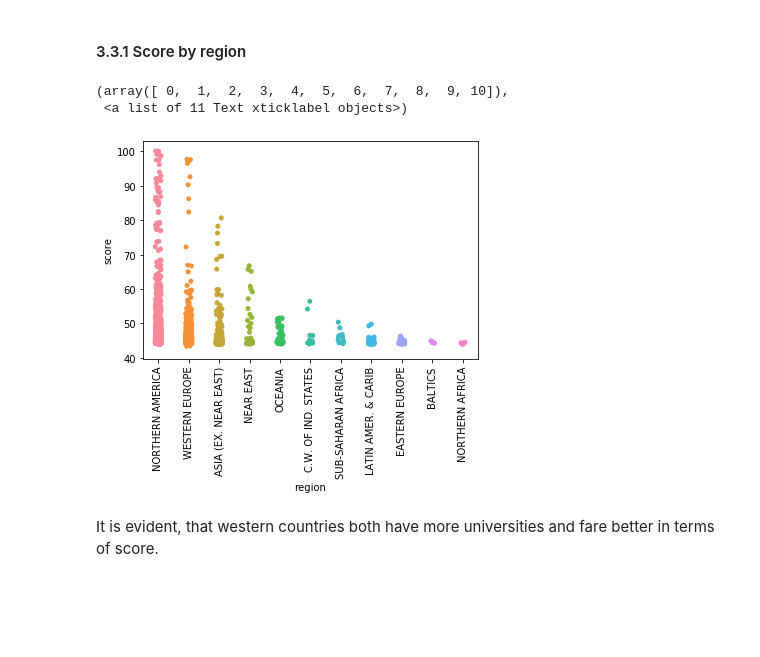
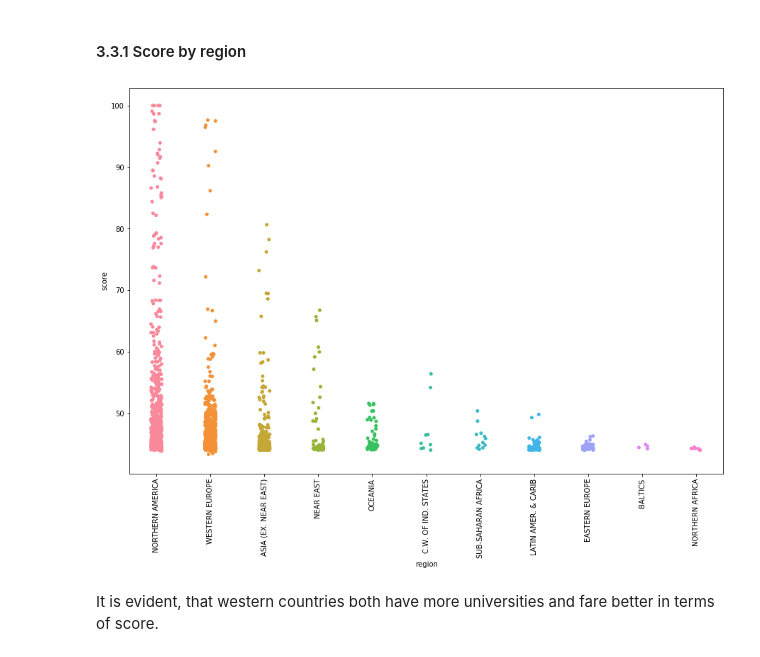
Before and after one commit to AjayvirS/uni-ranking, a Jupyter notebook: EX3_final.ipynb, the cells around one changed output. Cells and saved outputs as stored; diff of their text form; code cells hidden in the pictures; blank space fills up the shorter version.

```diff
--- a/EX3_final.ipynb
+++ b/EX3_final.ipynb
@@ -691,12 +692,14 @@ In this part of the work, we would like to find out how regional properties of t
 # %% [markdown]
 #### 3.3.1 Score by region
 # %%
-sb.stripplot(x="region", y="score", data=cwur_countr_reg, jitter=True)
+fig1 = plt.figure(figsize=(15, 10))
+
+ax = sb.stripplot(x="region", y="score", data=cwur_countr_reg, jitter=True)
 plt.xticks(rotation=90)
+
+fig1.savefig('graphs/region_stripplot.png', bbox_inches = 'tight')
 # %% [output]
-(array([ 0,  1,  2,  3,  4,  5,  6,  7,  8,  9, 10]),
- <a list of 11 Text xticklabel objects>)
-[figure, old version]
+[figure, new version]
 # %% [markdown]
 It is evident, that western countries both have more universities and fare better in terms of score.
 # %% [markdown]
```
Also changed, not shown: parts of 13 cells of this notebook.
